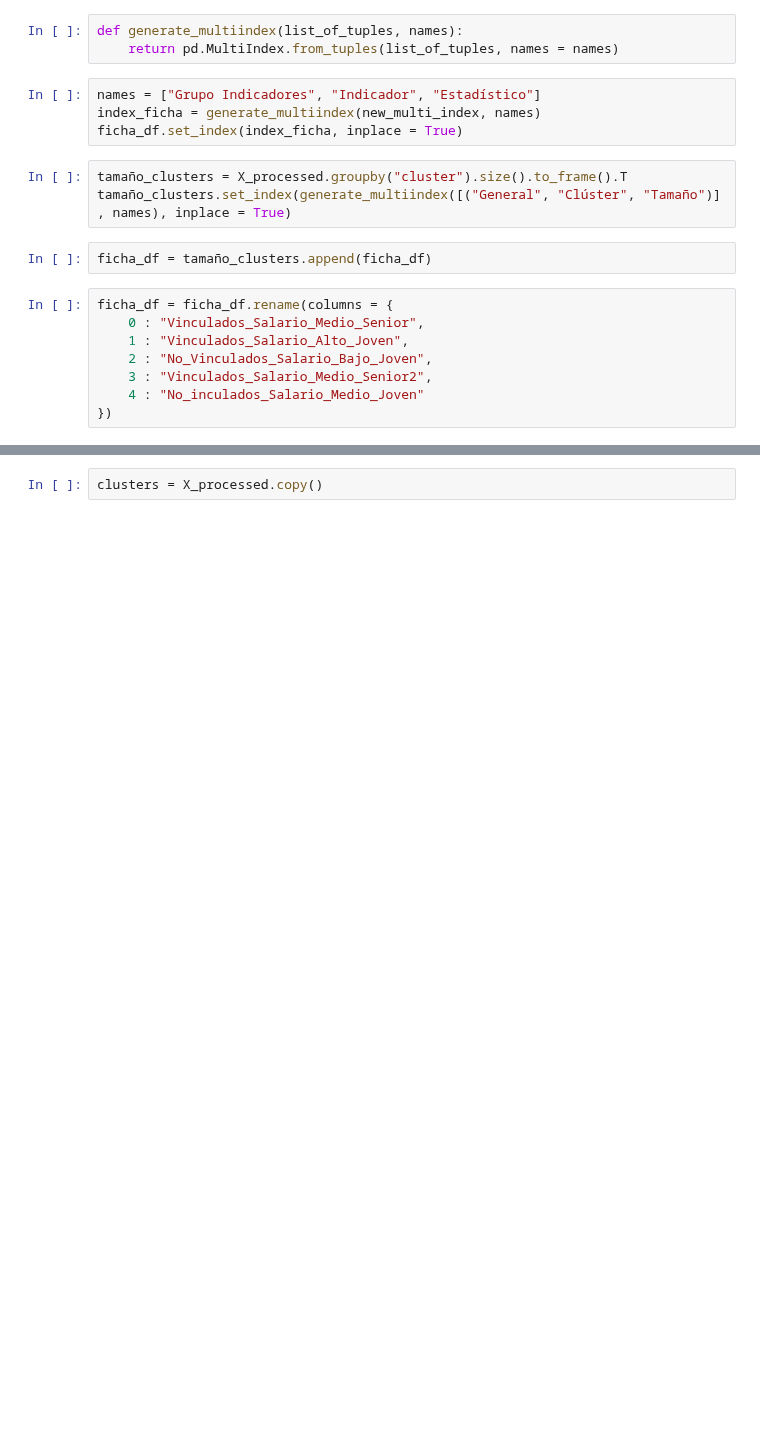
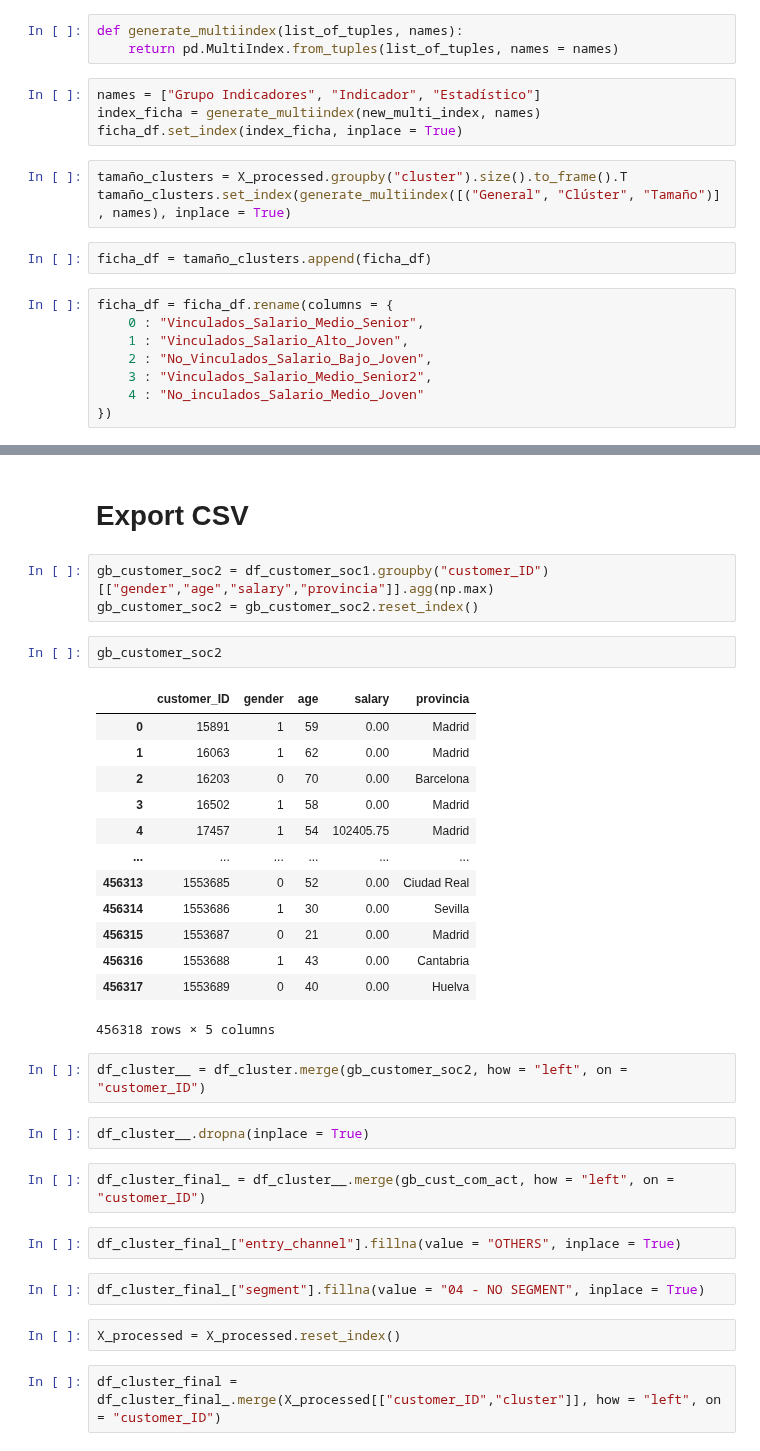
Before and after one commit to RicardColomOrero/easymoney, a Jupyter notebook: Easymoney_grupo5_2306_clustering.ipynb, the cells around one changed output, grey strips where cells are left out. Drawn from its saved outputs; the diff is of its cells as text; blank space fills up the shorter version.

```diff
--- a/Easymoney_grupo5_2306_clustering.ipynb
+++ b/Easymoney_grupo5_2306_clustering.ipynb
@@ -1471,5 +1471,38 @@ ficha_df.style.background_gradient(cmap = 'Blues', axis = 1)
 |  |  | Perc. 50 | 40.000000 | 25.000000 | 22.000000 | ... |
 |  |  | Perc. 75 | 49.000000 | 29.000000 | 26.000000 | ... |
 |  |  | Máximo | 102.000000 | 79.000000 | 102.000000 | ... |
-# %%
-clusters = X_processed.copy()
+# %% [markdown]
+# Export CSV
+# %%
+gb_customer_soc2 = df_customer_soc1.groupby("customer_ID")[["gender","age","salary","provincia"]].agg(np.max)
+gb_customer_soc2 = gb_customer_soc2.reset_index()
+# %%
+gb_customer_soc2
+# %% [output]
+|  | customer_ID | gender | age | salary | provincia |
+| 0 | 15891 | 1 | 59 | 0.00 | Madrid |
+| 1 | 16063 | 1 | 62 | 0.00 | Madrid |
+| 2 | 16203 | 0 | 70 | 0.00 | Barcelona |
+| 3 | 16502 | 1 | 58 | 0.00 | Madrid |
+| 4 | 17457 | 1 | 54 | 102405.75 | Madrid |
+| ... | ... | ... | ... | ... | ... |
+| 456313 | 1553685 | 0 | 52 | 0.00 | Ciudad Real |
+| 456314 | 1553686 | 1 | 30 | 0.00 | Sevilla |
+| 456315 | 1553687 | 0 | 21 | 0.00 | Madrid |
+| 456316 | 1553688 | 1 | 43 | 0.00 | Cantabria |
+| 456317 | 1553689 | 0 | 40 | 0.00 | Huelva |
+456318 rows × 5 columns
+# %%
+df_cluster__ = df_cluster.merge(gb_customer_soc2, how = "left", on = "customer_ID")
+# %%
+df_cluster__.dropna(inplace = True)
+# %%
+df_cluster_final_ = df_cluster__.merge(gb_cust_com_act, how = "left", on = "customer_ID")
+# %%
+df_cluster_final_["entry_channel"].fillna(value = "OTHERS", inplace = True)
+# %%
+df_cluster_final_["segment"].fillna(value = "04 - NO SEGMENT", inplace = True)
+# %%
+X_processed = X_processed.reset_index()
+# %%
+df_cluster_final = df_cluster_final_.merge(X_processed[["customer_ID","cluster"]], how = "left", on = "customer_ID")
```
Also changed, not shown: parts of 5 cells of this notebook.
